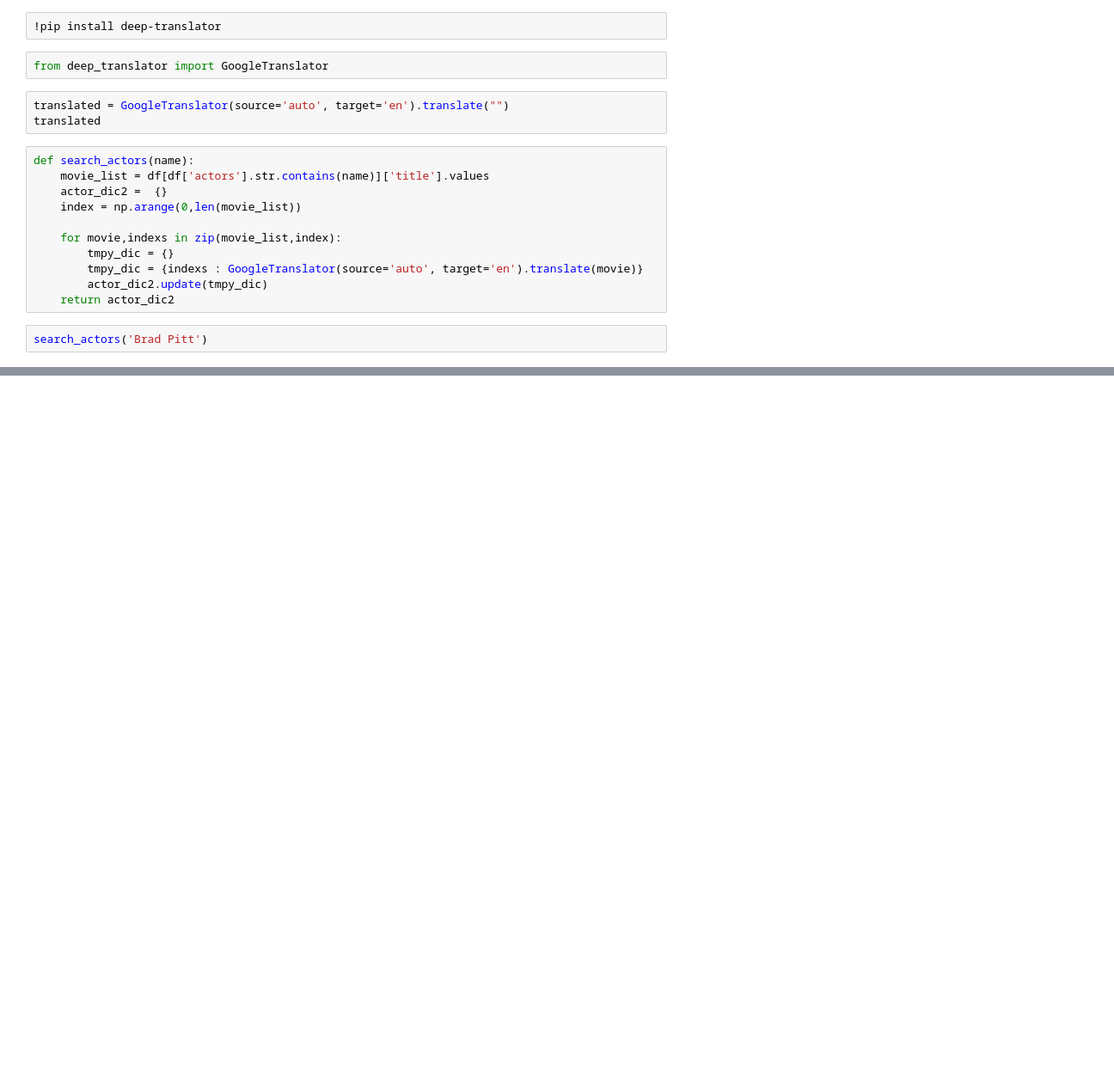
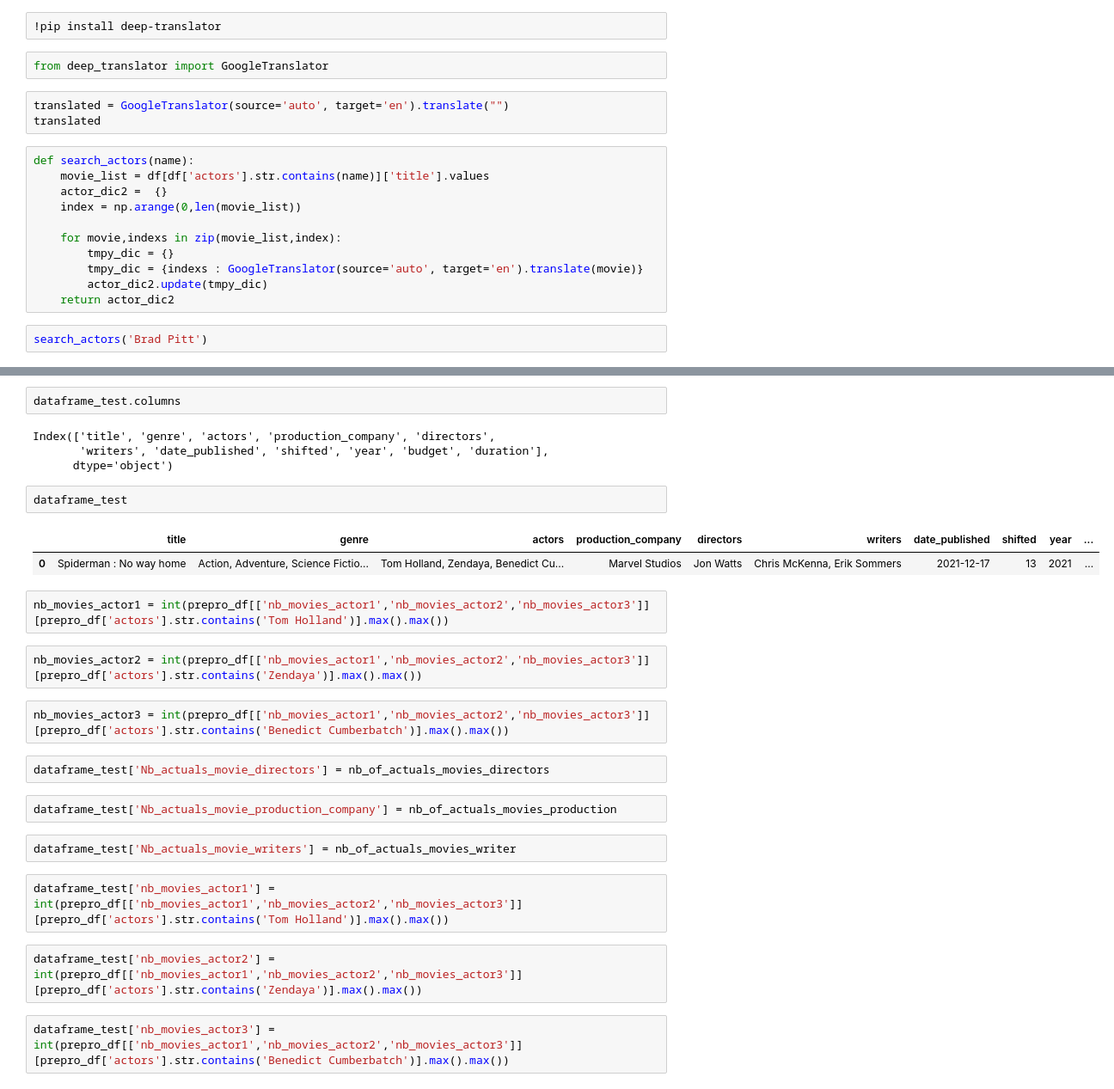
Before and after one commit to OscarTou/CinePred, a Jupyter notebook: notebooks/notebook test.ipynb, the cells around one changed output, grey strips where cells are left out. Shown at 86% size. Cells and saved outputs as stored; diff of their text form; blank space fills up the shorter version.

```diff
--- a/notebooks/notebook test.ipynb
+++ b/notebooks/notebook test.ipynb
@@ -214,0 +326,29 @@ search_actors('Brad Pitt')
+# %%
+dataframe_test.columns
+# %% [output]
+Index(['title', 'genre', 'actors', 'production_company', 'directors',
+       'writers', 'date_published', 'shifted', 'year', 'budget', 'duration'],
+      dtype='object')
+# %%
+dataframe_test
+# %% [output]
+|  | title | genre | actors | production_company | directors | writers | date_published | shifted | year | ... |
+| 0 | Spiderman : No way home | Action, Adventure, Science Fictio... | Tom Holland, Zendaya, Benedict Cu... | Marvel Studios | Jon Watts | Chris McKenna, Erik Sommers | 2021-12-17 | 13 | 2021 | ... |
+# %%
+nb_movies_actor1 = int(prepro_df[['nb_movies_actor1','nb_movies_actor2','nb_movies_actor3']][prepro_df['actors'].str.contains('Tom Holland')].max().max())
+# %%
+nb_movies_actor2 = int(prepro_df[['nb_movies_actor1','nb_movies_actor2','nb_movies_actor3']][prepro_df['actors'].str.contains('Zendaya')].max().max())
+# %%
+nb_movies_actor3 = int(prepro_df[['nb_movies_actor1','nb_movies_actor2','nb_movies_actor3']][prepro_df['actors'].str.contains('Benedict Cumberbatch')].max().max())
+# %%
+dataframe_test['Nb_actuals_movie_directors'] = nb_of_actuals_movies_directors
+# %%
+dataframe_test['Nb_actuals_movie_production_company'] = nb_of_actuals_movies_production
+# %%
+dataframe_test['Nb_actuals_movie_writers'] = nb_of_actuals_movies_writer
+# %%
+dataframe_test['nb_movies_actor1'] = int(prepro_df[['nb_movies_actor1','nb_movies_actor2','nb_movies_actor3']][prepro_df['actors'].str.contains('Tom Holland')].max().max())
+# %%
+dataframe_test['nb_movies_actor2'] = int(prepro_df[['nb_movies_actor1','nb_movies_actor2','nb_movies_actor3']][prepro_df['actors'].str.contains('Zendaya')].max().max())
+# %%
+dataframe_test['nb_movies_actor3'] = int(prepro_df[['nb_movies_actor1','nb_movies_actor2','nb_movies_actor3']][prepro_df['actors'].str.contains('Benedict Cumberbatch')].max().max())
```
Also changed, not shown: parts of 47 cells of this notebook, 3 other files.
